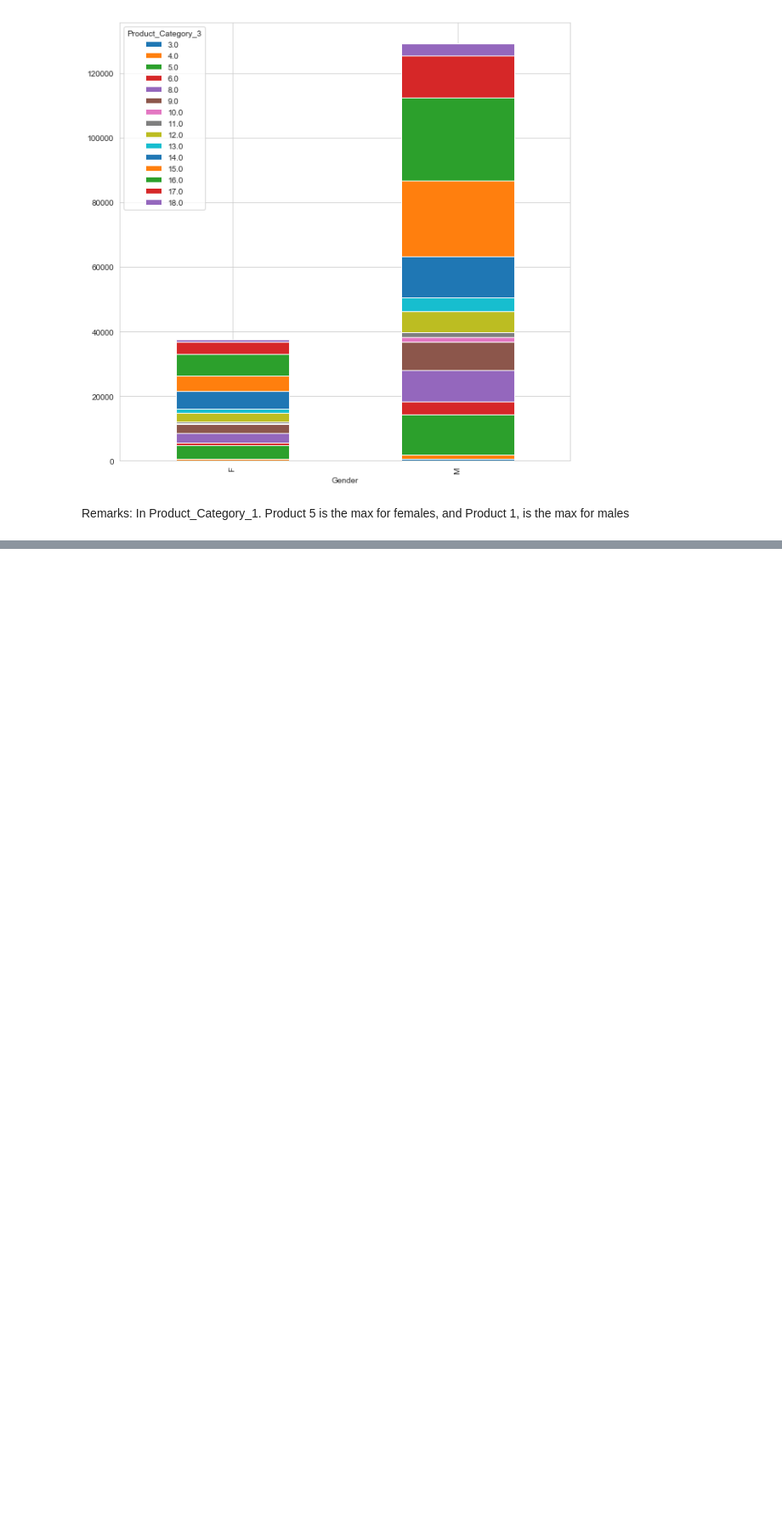
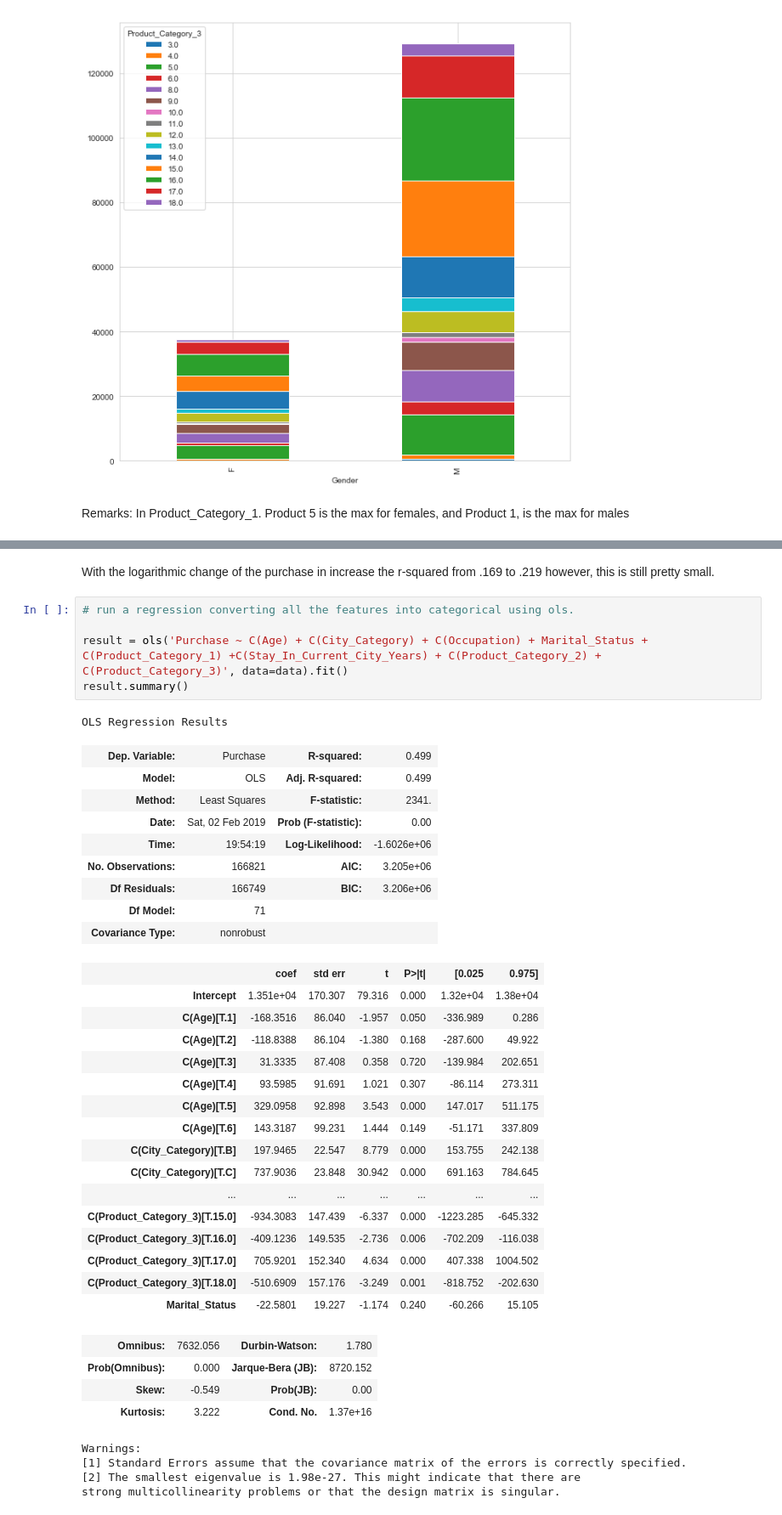
Before and after one commit to theresapareno/Purchase-Behaviour, a Jupyter notebook: PurchaseBehaviour.ipynb, the cells around one changed output, grey strips where cells are left out. Shown: that part at 85% size. Drawn from its saved outputs; the diff is of its cells as text; blank space fills up the shorter version.

```diff
--- a/PurchaseBehaviour.ipynb
+++ b/PurchaseBehaviour.ipynb
@@ -327,0 +367,42 @@ Warnings:
+# %% [markdown]
+With the logarithmic change of the purchase in increase the r-squared from .169 to .219 however, this is still pretty small.
+# %%
+# run a regression converting all the features into categorical using ols.
+
+result = ols('Purchase ~ C(Age) + C(City_Category) + C(Occupation) + Marital_Status + C(Product_Category_1) +C(Stay_In_Current_City_Years) + C(Product_Category_2) + C(Product_Category_3)', data=data).fit()
+result.summary()
+# %% [output]
+OLS Regression Results
+| Dep. Variable: | Purchase | R-squared: | 0.499 |
+| Model: | OLS | Adj. R-squared: | 0.499 |
+| Method: | Least Squares | F-statistic: | 2341. |
+| Date: | Sat, 02 Feb 2019 | Prob (F-statistic): | 0.00 |
+| Time: | 19:54:19 | Log-Likelihood: | -1.6026e+06 |
+| No. Observations: | 166821 | AIC: | 3.205e+06 |
+| Df Residuals: | 166749 | BIC: | 3.206e+06 |
+| Df Model: | 71 |  |  |
+| Covariance Type: | nonrobust |  |  |
+|  | coef | std err | t | P>|t| | [0.025 | 0.975] |
+| Intercept | 1.351e+04 | 170.307 | 79.316 | 0.000 | 1.32e+04 | 1.38e+04 |
+| C(Age)[T.1] | -168.3516 | 86.040 | -1.957 | 0.050 | -336.989 | 0.286 |
+| C(Age)[T.2] | -118.8388 | 86.104 | -1.380 | 0.168 | -287.600 | 49.922 |
+| C(Age)[T.3] | 31.3335 | 87.408 | 0.358 | 0.720 | -139.984 | 202.651 |
+| C(Age)[T.4] | 93.5985 | 91.691 | 1.021 | 0.307 | -86.114 | 273.311 |
+| C(Age)[T.5] | 329.0958 | 92.898 | 3.543 | 0.000 | 147.017 | 511.175 |
+| C(Age)[T.6] | 143.3187 | 99.231 | 1.444 | 0.149 | -51.171 | 337.809 |
+| C(City_Category)[T.B] | 197.9465 | 22.547 | 8.779 | 0.000 | 153.755 | 242.138 |
+| C(City_Category)[T.C] | 737.9036 | 23.848 | 30.942 | 0.000 | 691.163 | 784.645 |
+| ... | ... | ... | ... | ... | ... | ... |
+| C(Product_Category_3)[T.15.0] | -934.3083 | 147.439 | -6.337 | 0.000 | -1223.285 | -645.332 |
+| C(Product_Category_3)[T.16.0] | -409.1236 | 149.535 | -2.736 | 0.006 | -702.209 | -116.038 |
+| C(Product_Category_3)[T.17.0] | 705.9201 | 152.340 | 4.634 | 0.000 | 407.338 | 1004.502 |
+| C(Product_Category_3)[T.18.0] | -510.6909 | 157.176 | -3.249 | 0.001 | -818.752 | -202.630 |
+| Marital_Status | -22.5801 | 19.227 | -1.174 | 0.240 | -60.266 | 15.105 |
+| Omnibus: | 7632.056 | Durbin-Watson: | 1.780 |
+| Prob(Omnibus): | 0.000 | Jarque-Bera (JB): | 8720.152 |
+| Skew: | -0.549 | Prob(JB): | 0.00 |
+| Kurtosis: | 3.222 | Cond. No. | 1.37e+16 |
+Warnings:
+[1] Standard Errors assume that the covariance matrix of the errors is correctly specified.
+[2] The smallest eigenvalue is 1.98e-27. This might indicate that there are
+strong multicollinearity problems or that the design matrix is singular.
```
Also changed, not shown: parts of 42 cells of this notebook.
